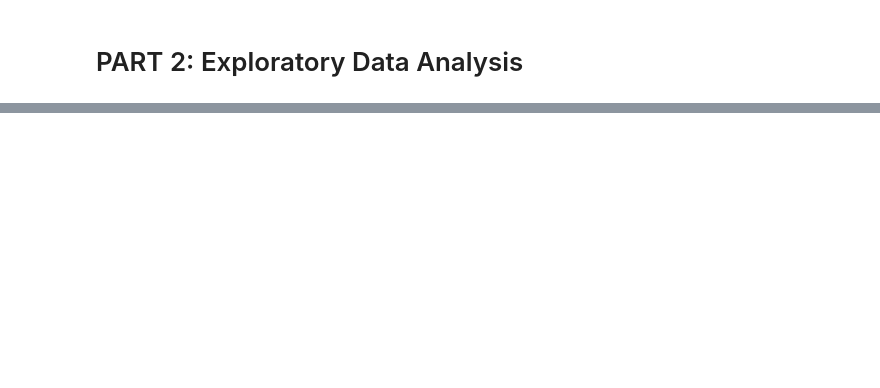
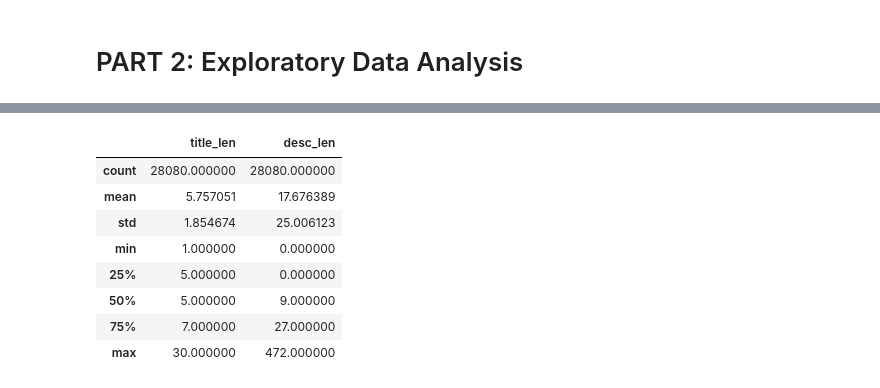
Before and after one commit to laxhoni/IRWA_Final_Project, a Jupyter notebook: project_progress/part_1/project_part_1.ipynb, the cells around one changed output, grey strips where cells are left out. Cells and saved outputs as stored; diff of their text form; code cells hidden in the pictures; blank space fills up the shorter version.

```diff
--- a/project_progress/part_1/project_part_1.ipynb
+++ b/project_progress/part_1/project_part_1.ipynb
@@ -313,0 +393,22 @@ display(products_cleaned[cols_to_show].head())
+# %%
+# Count tokens in title and cleaned description
+def count_tokens(text):
+    if isinstance(text, str):
+        return len(text.split())
+    return 0
+
+products_cleaned["title_len"] = products_cleaned["title"].apply(count_tokens)
+products_cleaned["desc_len"]  = products_cleaned["description"].apply(count_tokens)
+
+# Show simple stats
+products_cleaned[["title_len","desc_len"]].describe()
+# %% [output]
+|  | title_len | desc_len |
+| count | 28080.000000 | 28080.000000 |
+| mean | 5.757051 | 17.676389 |
+| std | 1.854674 | 25.006123 |
+| min | 1.000000 | 0.000000 |
+| 25% | 5.000000 | 0.000000 |
+| 50% | 5.000000 | 9.000000 |
+| 75% | 7.000000 | 27.000000 |
+| max | 30.000000 | 472.000000 |
```
Also changed, not shown: parts of 25 cells of this notebook.
